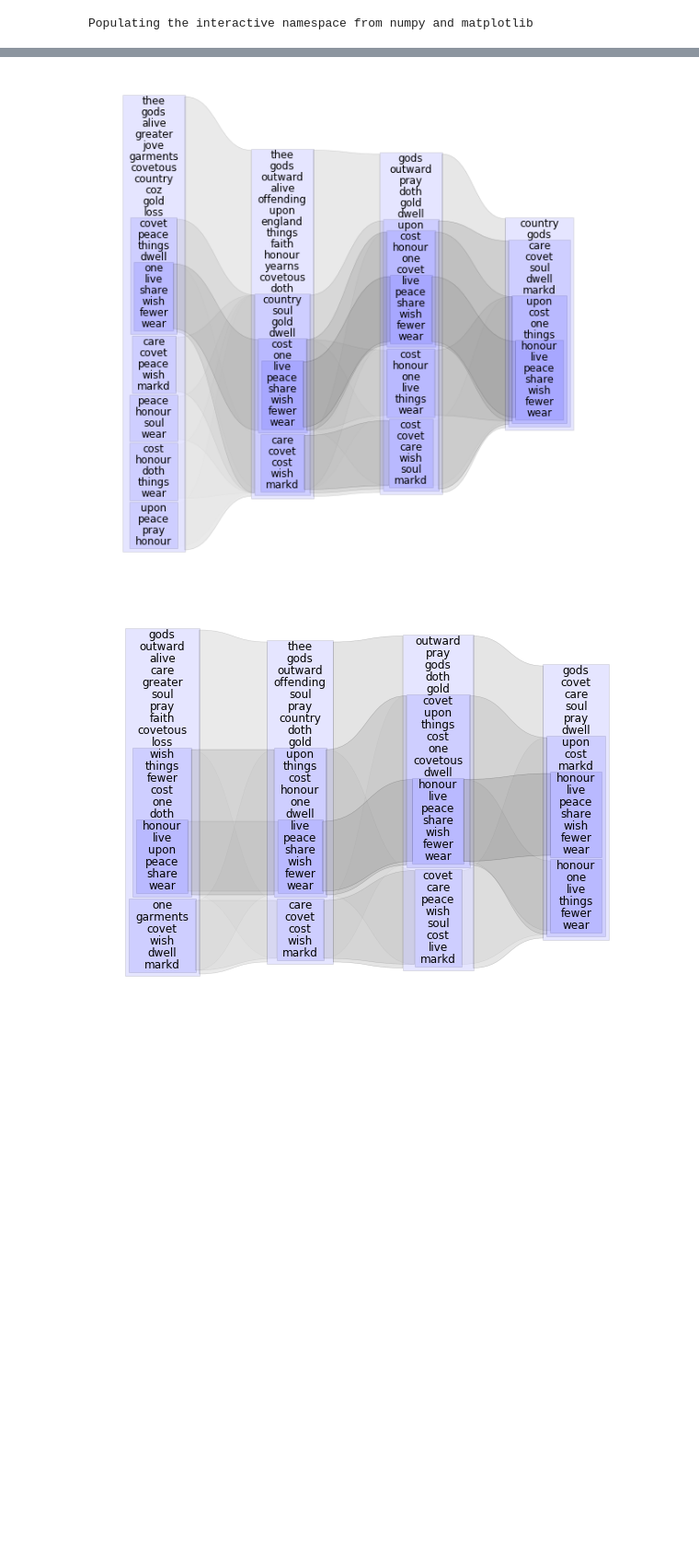
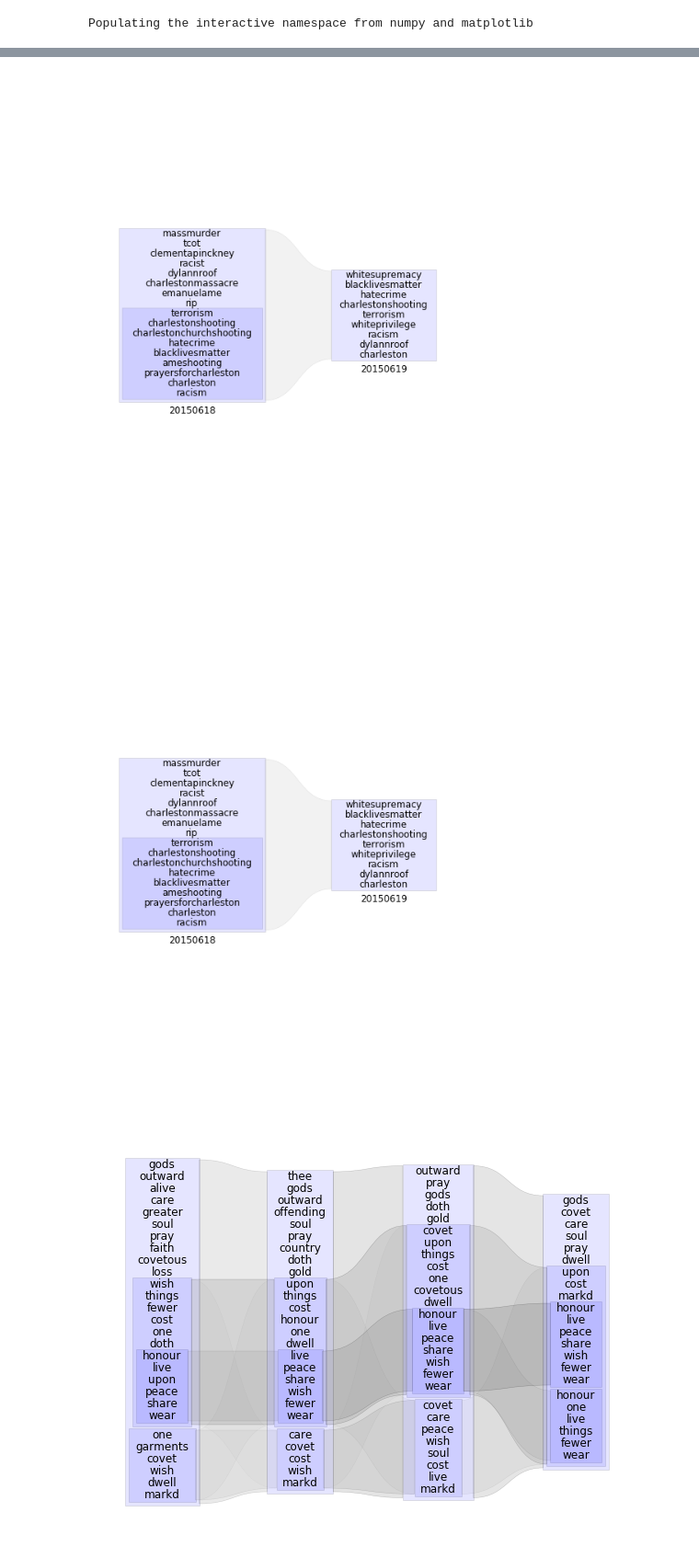
Before and after one commit to JamesPHoughton/homer, a Jupyter notebook: sandbox_py3.ipynb, the cells around one changed output, grey strips where cells are left out. Shown at 92% size. Drawn from its saved outputs; the diff is of its cells as text; code cells hidden in the pictures; blank space fills up the shorter version.

Commit message:
Including processed hashtag tree of charleston case

```diff
--- a/sandbox_py3.ipynb
+++ b/sandbox_py3.ipynb
@@ -12,2 +10,4 @@ RecursionError: maximum recursion depth exceeded
 # %%
 tree = collection.tree
+# %%
+node = tree['__20150618_6_2_143']
@@ -14,7 +56,8 @@ tree = collection.tree
 # %%
-homer.tree.draw_series(node, 3)
+homer.tree.draw_series(node, 1, spacing=250)
 # %% [output]
-[figure, old version]
+[figure, new version]
+[figure, added]
 # %%
 homer.tree.draw_series(tree.find("12"),3)
 # %% [output]
```
Also changed, not shown: parts of 5 cells of this notebook, 21 other files.
